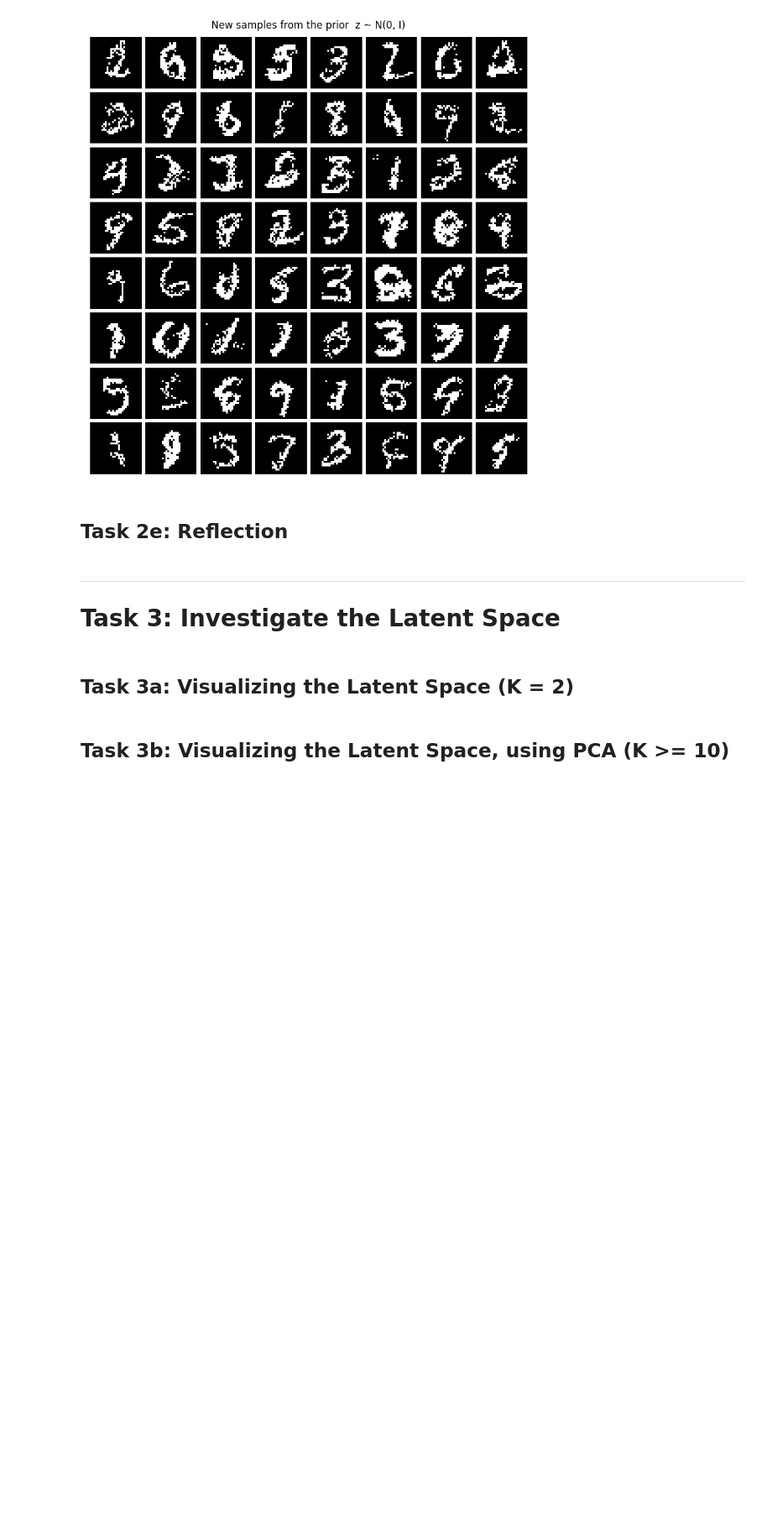
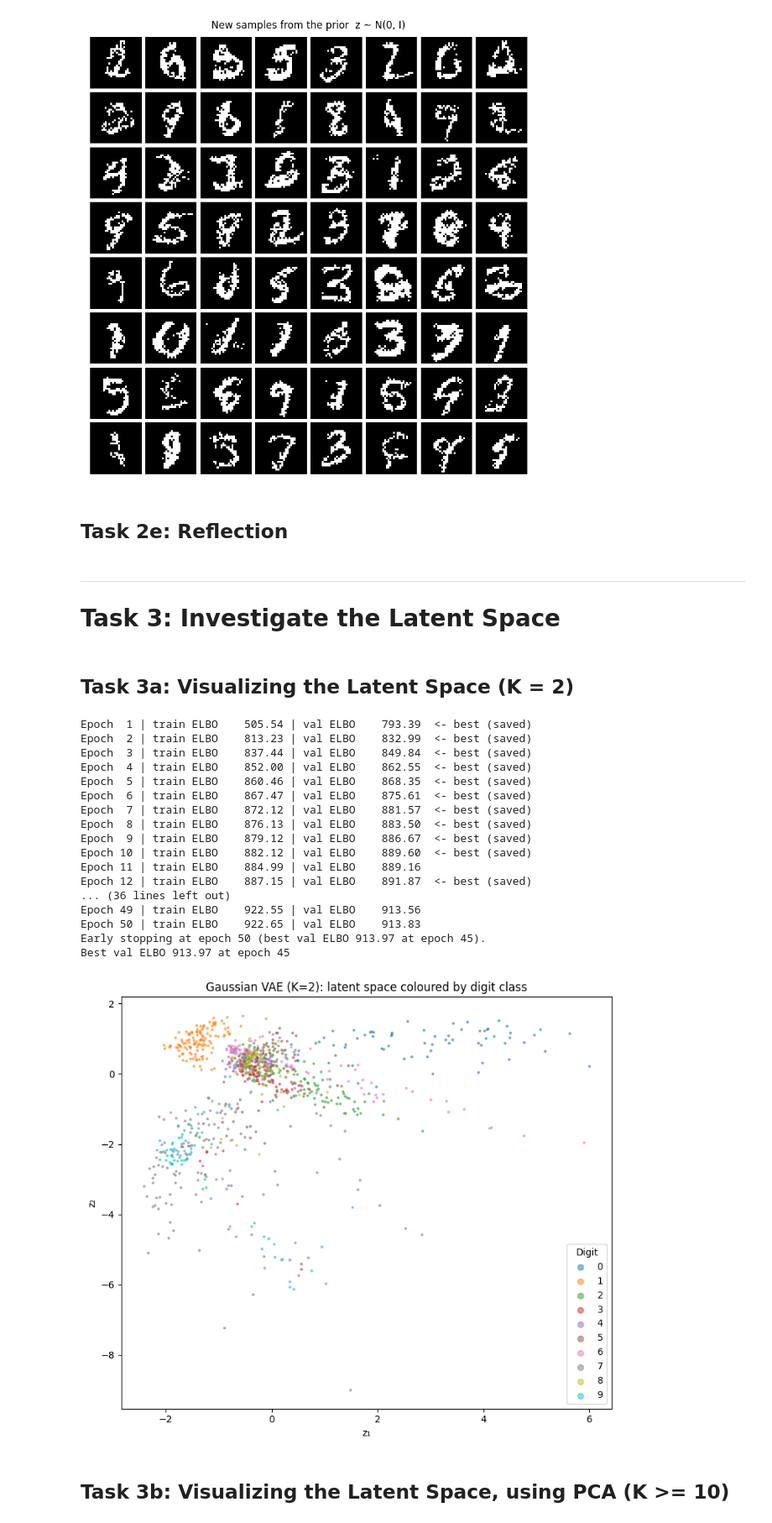
Before and after one commit to keanuLAP/GenAI-homework, a Jupyter notebook: Assignment3.ipynb, the cells around one changed output. Shown at 84% size. Drawn from its saved outputs; the diff is of its cells as text; code cells hidden in the pictures; blank space fills up the shorter version.

Commit message:
Task 3 + Task 4

```diff
--- a/Assignment3.ipynb
+++ b/Assignment3.ipynb
@@ -932,5 +959,75 @@ plt.show()
 # Task 3: Investigate the Latent Space
 # %% [markdown]
 ## Task 3a: Visualizing the Latent Space (K = 2)
+# %%
+# ---- Task 3a: Train a K=2 Gaussian VAE and visualise its latent space ----
+
+set_seed()
+
+test_1k = Subset(test_set, range(1000))
+test_1k_loader = DataLoader(test_1k, batch_size=BATCH_SIZE, shuffle=False,
+                            num_workers=2, pin_memory=(DEVICE.type == 'cuda'))
+
+K2 = 2
+vae2d = GaussianVAE(K2).to(DEVICE)
+opt2d = torch.optim.Adam(vae2d.parameters(), lr=LR)
+CKPT_2D = CKPT_DIR / 'vae_gaussian_k2.pt'
+RETRAIN_2D = True
+
+if RETRAIN_2D or not CKPT_2D.exists():
+    history2d = fit(vae2d, train_loader, val_loader, opt2d, CKPT_2D)
+else:
+    history2d = load_checkpoint(vae2d, CKPT_2D, opt2d)
+    print(f'Loaded checkpoint from {CKPT_2D}')
+
+print(f"Best val ELBO {history2d['best_val_elbo']:.2f} at epoch {history2d['best_epoch']}")
+
+
+@torch.no_grad()
+def encode_dataset(model, loader):
+    """Encode a full dataset loader; returns (mu_z array, label array)."""
+    model.eval()
+    mus, labels = [], []
+    for x, y in loader:
+        mu_z, _ = model.encode(x.to(DEVICE))
+        mus.append(mu_z.cpu())
+        labels.append(y)
+    return torch.cat(mus).numpy(), torch.cat(labels).numpy()
+
+
+mu_2d, lbl_2d = encode_dataset(vae2d, test_1k_loader)
+
+cmap10 = plt.get_cmap('tab10')
+fig, ax = plt.subplots(figsize=(8, 7))
+for digit in range(10):
+    mask = lbl_2d == digit
+    ax.scatter(mu_2d[mask, 0], mu_2d[mask, 1], s=4, alpha=0.5,
+               color=cmap10(digit), label=str(digit))
+ax.legend(title='Digit', markerscale=3, loc='best')
+ax.set_xlabel('z₁')
+ax.set_ylabel('z₂')
+ax.set_title('Gaussian VAE (K=2): latent space coloured by digit class')
+plt.tight_layout()
+plt.savefig(FIG_DIR / 'task3a_latent_2d.png', dpi=150, bbox_inches='tight')
+plt.show()
+# %% [output]
+Epoch  1 | train ELBO    505.54 | val ELBO    793.39  <- best (saved)
+Epoch  2 | train ELBO    813.23 | val ELBO    832.99  <- best (saved)
+Epoch  3 | train ELBO    837.44 | val ELBO    849.84  <- best (saved)
+Epoch  4 | train ELBO    852.00 | val ELBO    862.55  <- best (saved)
+Epoch  5 | train ELBO    860.46 | val ELBO    868.35  <- best (saved)
+Epoch  6 | train ELBO    867.47 | val ELBO    875.61  <- best (saved)
+Epoch  7 | train ELBO    872.12 | val ELBO    881.57  <- best (saved)
+Epoch  8 | train ELBO    876.13 | val ELBO    883.50  <- best (saved)
+Epoch  9 | train ELBO    879.12 | val ELBO    886.67  <- best (saved)
+Epoch 10 | train ELBO    882.12 | val ELBO    889.60  <- best (saved)
+Epoch 11 | train ELBO    884.99 | val ELBO    889.16
+Epoch 12 | train ELBO    887.15 | val ELBO    891.87  <- best (saved)
+... (36 lines left out)
+Epoch 49 | train ELBO    922.55 | val ELBO    913.56
+Epoch 50 | train ELBO    922.65 | val ELBO    913.83
+Early stopping at epoch 50 (best val ELBO 913.97 at epoch 45).
+Best val ELBO 913.97 at epoch 45
+[figure, added]
 # %% [markdown]
 ## Task 3b: Visualizing the Latent Space, using PCA (K >= 10)
```
Also changed, not shown: parts of 10 cells of this notebook, 2 other files.
